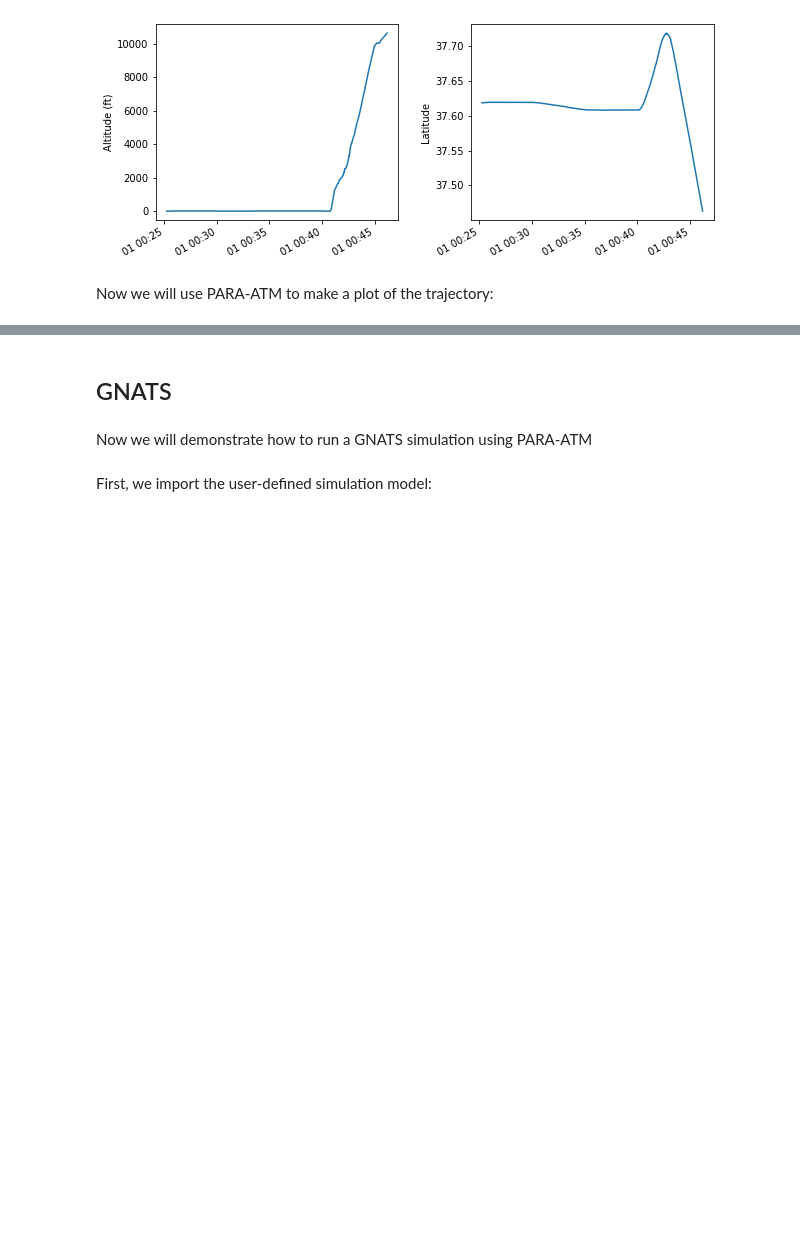
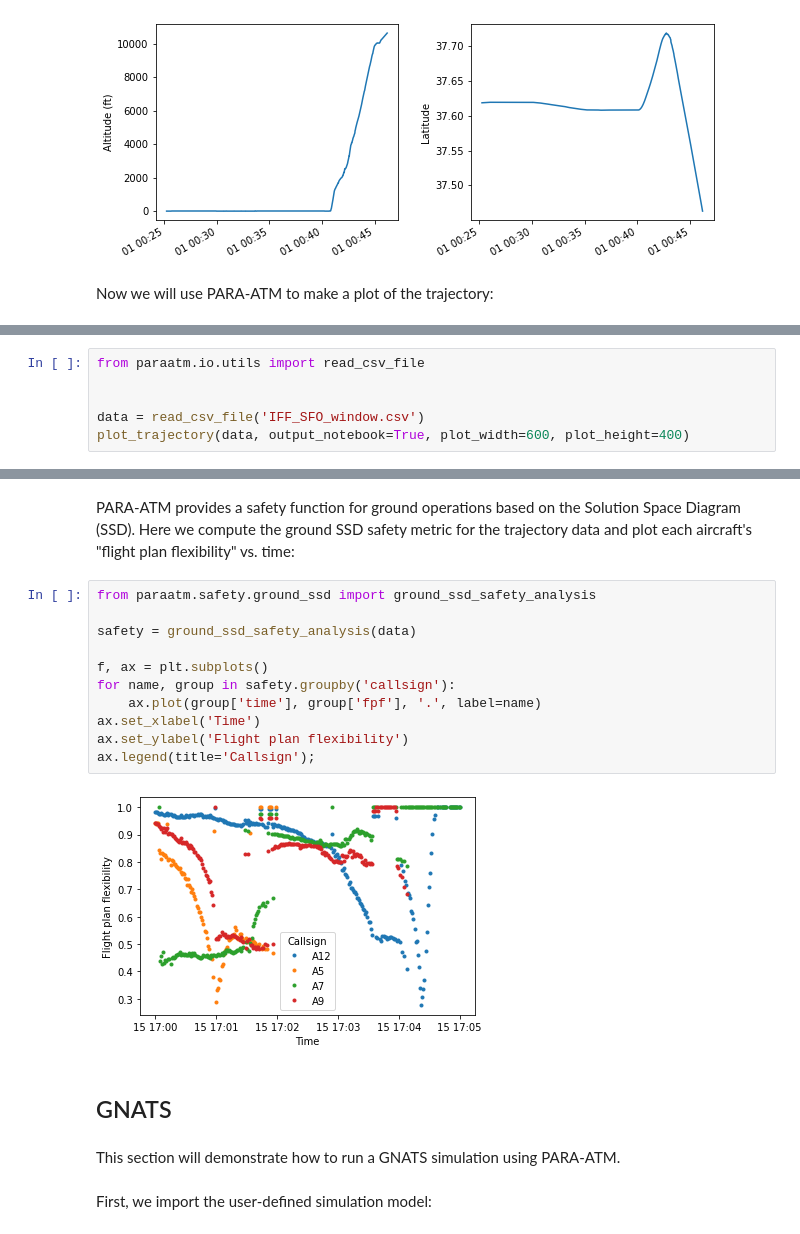
Before and after one commit to jmcfarland-swri/ULI-example, a Jupyter notebook: para-atm/paraatm-demo.ipynb, the cells around one changed output, grey strips where cells are left out. Drawn from its saved outputs; the diff is of its cells as text; blank space fills up the shorter version.

Commit message:
Add safety analysis to paraatm-demo

```diff
--- a/para-atm/paraatm-demo.ipynb
+++ b/para-atm/paraatm-demo.ipynb
@@ -69,0 +73,6 @@ Loading BokehJS ...
+# %%
+from paraatm.io.utils import read_csv_file
+
+
+data = read_csv_file('IFF_SFO_window.csv')
+plot_trajectory(data, output_notebook=True, plot_width=600, plot_height=400)
@@ -70,7 +84,22 @@ Loading BokehJS ...
+# %% [markdown]
+PARA-ATM provides a safety function for ground operations based on the Solution Space Diagram (SSD).  Here we compute the ground SSD safety metric for the trajectory data and plot each aircraft's "flight plan flexibility" vs. time:
+# %%
+from paraatm.safety.ground_ssd import ground_ssd_safety_analysis
+
+safety = ground_ssd_safety_analysis(data)
+
+f, ax = plt.subplots()
+for name, group in safety.groupby('callsign'):
+    ax.plot(group['time'], group['fpf'], '.', label=name)
+ax.set_xlabel('Time')
+ax.set_ylabel('Flight plan flexibility')
+ax.legend(title='Callsign');
+# %% [output]
+[figure, added]
 # %% [markdown]
 ## GNATS
 # %% [markdown]
-Now we will demonstrate how to run a GNATS simulation using PARA-ATM
+This section will demonstrate how to run a GNATS simulation using PARA-ATM.
 # %% [markdown]
 First, we import the user-defined simulation model:
 # %%
```
Also changed, not shown: parts of 4 cells of this notebook, 1 other file.
